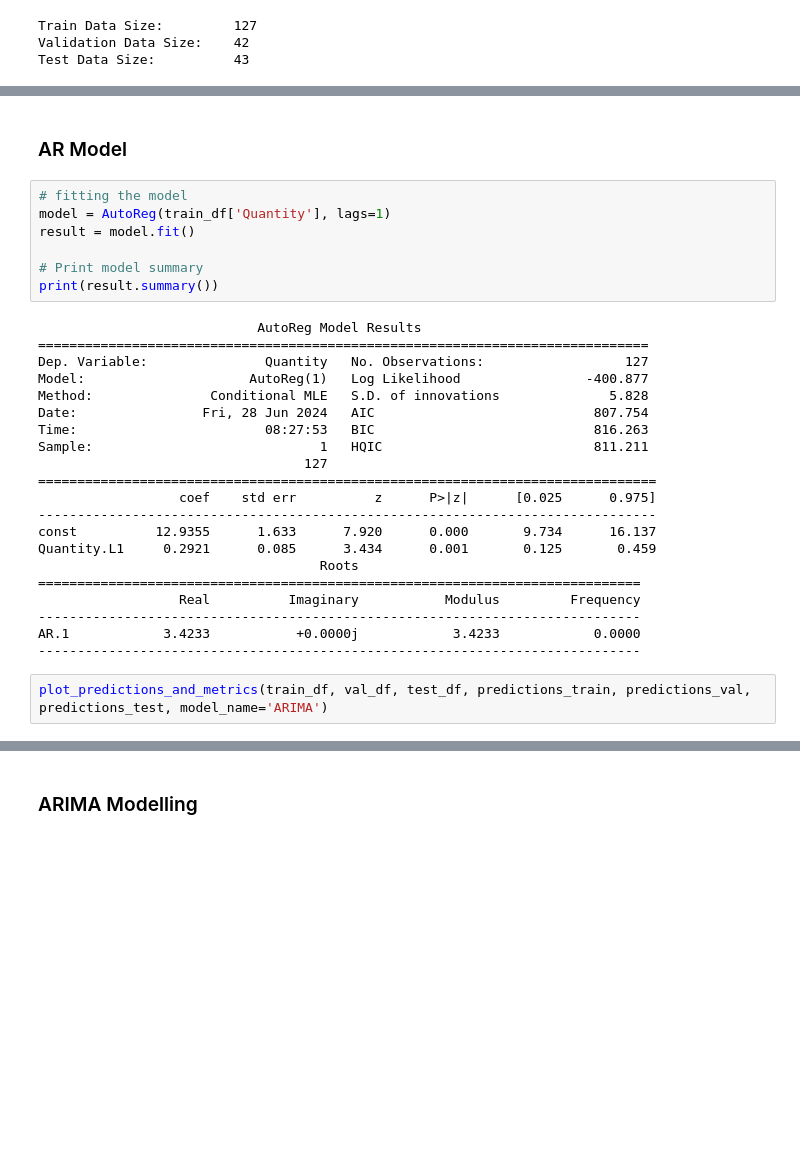
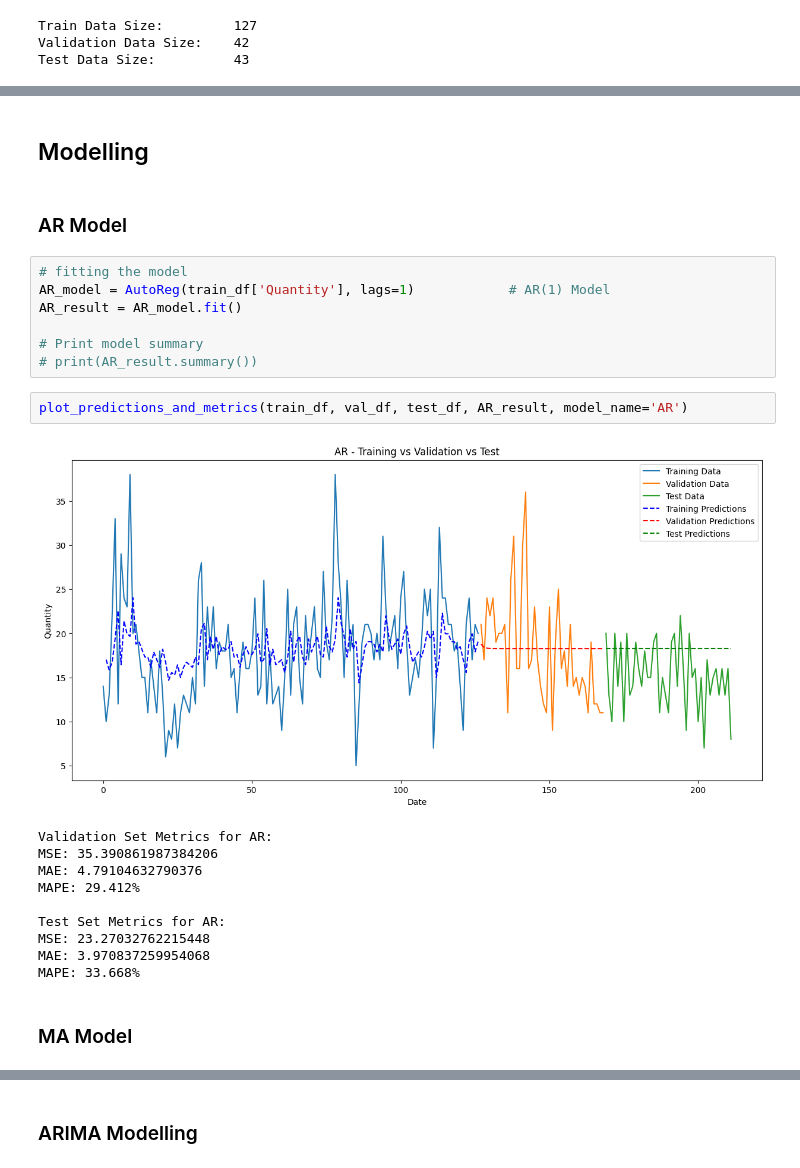
Before and after one commit to thejatingupta7/Demand_Forecasting_for_E_commerce, a Jupyter notebook: notebook_week1.ipynb, the cells around one changed output, grey strips where cells are left out. Drawn from its saved outputs; the diff is of its cells as text; blank space fills up the shorter version.

```diff
--- a/notebook_week1.ipynb
+++ b/notebook_week1.ipynb
@@ -707,32 +723,26 @@ def plot_predictions_and_metrics(train_df, val_df, test_df, predictions_train, p
+# %% [markdown]
+## Modelling
 # %% [markdown]
 ### AR Model
 # %%
 # fitting the model
-model = AutoReg(train_df['Quantity'], lags=1)
-result = model.fit()
+AR_model = AutoReg(train_df['Quantity'], lags=1)            # AR(1) Model
+AR_result = AR_model.fit()
 
 # Print model summary
-print(result.summary())
+# print(AR_result.summary())
-# %% [output]
-                            AutoReg Model Results
-==============================================================================
-Dep. Variable:               Quantity   No. Observations:                  127
-Model:                     AutoReg(1)   Log Likelihood                -400.877
-Method:               Conditional MLE   S.D. of innovations              5.828
-Date:                Fri, 28 Jun 2024   AIC                            807.754
-Time:                        08:27:53   BIC                            816.263
-Sample:                             1   HQIC                           811.211
-                                  127
-===============================================================================
-                  coef    std err          z      P>|z|      [0.025      0.975]
--------------------------------------------------------------------------------
-const          12.9355      1.633      7.920      0.000       9.734      16.137
-Quantity.L1     0.2921      0.085      3.434      0.001       0.125       0.459
-                                    Roots
-=============================================================================
-                  Real          Imaginary           Modulus         Frequency
------------------------------------------------------------------------------
-AR.1            3.4233           +0.0000j            3.4233            0.0000
------------------------------------------------------------------------------
 # %%
-plot_predictions_and_metrics(train_df, val_df, test_df, predictions_train, predictions_val, predictions_test, model_name='ARIMA')
+plot_predictions_and_metrics(train_df, val_df, test_df, AR_result, model_name='AR')
+# %% [output]
+[figure, added]
+Validation Set Metrics for AR:
+MSE: 35.390861987384206
+MAE: 4.79104632790376
+MAPE: 29.412%
+
+Test Set Metrics for AR:
+MSE: 23.27032762215448
+MAE: 3.970837259954068
+MAPE: 33.668%
+# %% [markdown]
+### MA Model
```
Also changed, not shown: parts of 23 cells of this notebook.
